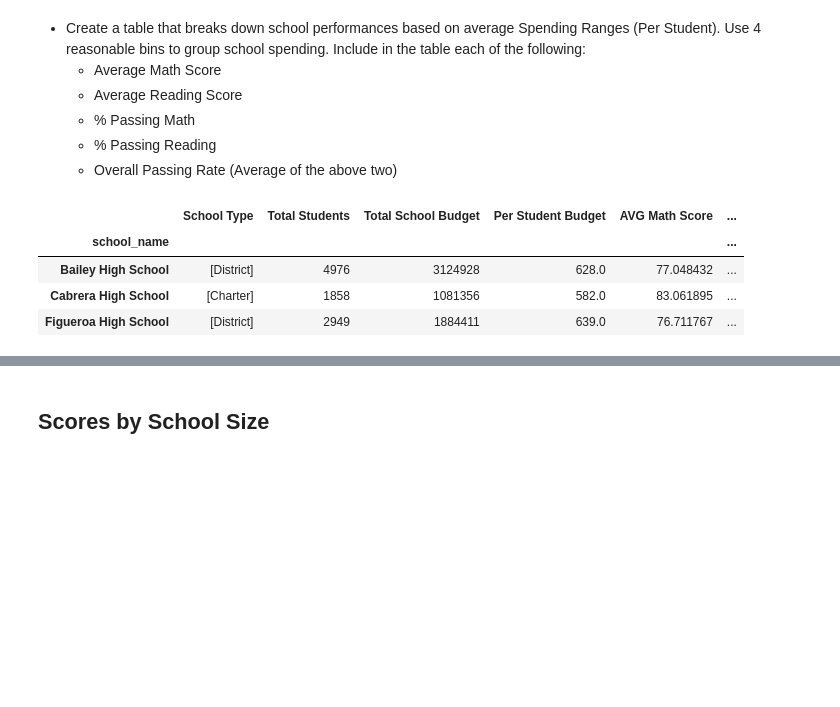
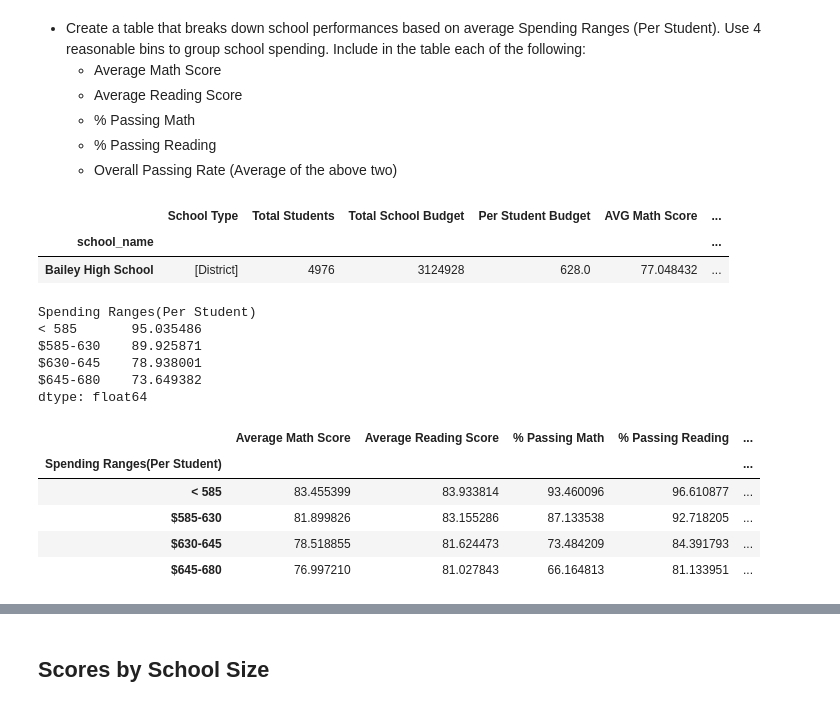
Before and after one commit to D11eleven/pandas-challenge, a Jupyter notebook: PyCitySchools/district_summary.ipynb, the cells around one changed output, grey strips where cells are left out. Drawn from its saved outputs; the diff is of its cells as text; code cells hidden in the pictures; blank space fills up the shorter version.

```diff
--- a/PyCitySchools/district_summary.ipynb
+++ b/PyCitySchools/district_summary.ipynb
@@ -704,3 +522,17 @@ reading_by_grade_summary_df = pd.DataFrame(
   * % Passing Math
   * % Passing Reading
   * Overall Passing Rate (Average of the above two)
+# %%
+#school_summary_df = school_summary_df.reset_index(drop=True)
+school_summary_df.head(1)
+# %% [output]
+|  | School Type | Total Students | Total School Budget | Per Student Budget | AVG Math Score | ... |
+| school_name |  |  |  |  |  | ... |
+| Bailey High School | [District] | 4976 | 3124928 | 628.0 | 77.048432 | ... |
+# %%
+#create the bins in which data will be held
+# Bins are 0, 585, 630, 645, 680
+bins = [0, 584.5, 629.5, 644.5, 680]
+
+#create the namesfor the four bins
+group_names = ["< 585", "$585-630", "$630-645", "$645-680"]
@@ -706,0 +545,39 @@ reading_by_grade_summary_df = pd.DataFrame(
+# %%
+#CALC VARIABLES  MEAN() OF GROUPED
+
+school_summary_grouped_spending_df = school_summary_df.groupby(["Spending Ranges(Per Student)"])
+
+ss_grp_spnd_math_score_avg = school_summary_grouped_spending_df["AVG Math Score"].mean()
+ss_grp_spnd_reading_score_avg = school_summary_grouped_spending_df["AVG Reading Score"].mean()
+ss_grp_spnd_math_pass_pct = school_summary_grouped_spending_df["% Passing Math"].mean()
+ss_grp_spnd_reading_pass_pct = school_summary_grouped_spending_df["% Passing Reading"].mean()
+ss_grp_spnd_overall_pass_pct = ((ss_grp_spnd_math_pass_pct) + (ss_grp_spnd_reading_pass_pct))/2
+
+ss_grp_spnd_overall_pass_pct
+# %% [output]
+Spending Ranges(Per Student)
+< 585       95.035486
+$585-630    89.925871
+$630-645    78.938001
+$645-680    73.649382
+dtype: float64
+# %%
+school_summary_spending_df = pd.DataFrame(
+                            {
+                                "Average Math Score": ss_grp_spnd_math_score_avg,
+                                "Average Reading Score": ss_grp_spnd_reading_score_avg,
+                                "% Passing Math": ss_grp_spnd_math_pass_pct,
+                                "% Passing Reading": ss_grp_spnd_reading_pass_pct,
+                                "% Overall Passing": ss_grp_spnd_overall_pass_pct
+                             }
+)
+
+# per instructions >>> Overall Passing Rate (Average of the above two)
+school_summary_spending_df
+# %% [output]
+|  | Average Math Score | Average Reading Score | % Passing Math | % Passing Reading | ... |
+| Spending Ranges(Per Student) |  |  |  |  | ... |
+| < 585 | 83.455399 | 83.933814 | 93.460096 | 96.610877 | ... |
+| $585-630 | 81.899826 | 83.155286 | 87.133538 | 92.718205 | ... |
+| $630-645 | 78.518855 | 81.624473 | 73.484209 | 84.391793 | ... |
+| $645-680 | 76.997210 | 81.027843 | 66.164813 | 81.133951 | ... |
@@ -707,8 +593,2 @@ reading_by_grade_summary_df = pd.DataFrame(
 # %%
-school_summary_df.head(3)
+school_summary_df
-# %% [output]
-|  | School Type | Total Students | Total School Budget | Per Student Budget | AVG Math Score | ... |
-| school_name |  |  |  |  |  | ... |
-| Bailey High School | [District] | 4976 | 3124928 | 628.0 | 77.048432 | ... |
-| Cabrera High School | [Charter] | 1858 | 1081356 | 582.0 | 83.061895 | ... |
-| Figueroa High School | [District] | 2949 | 1884411 | 639.0 | 76.711767 | ... |
```
Also changed, not shown: parts of 38 cells of this notebook, 2 other files.
